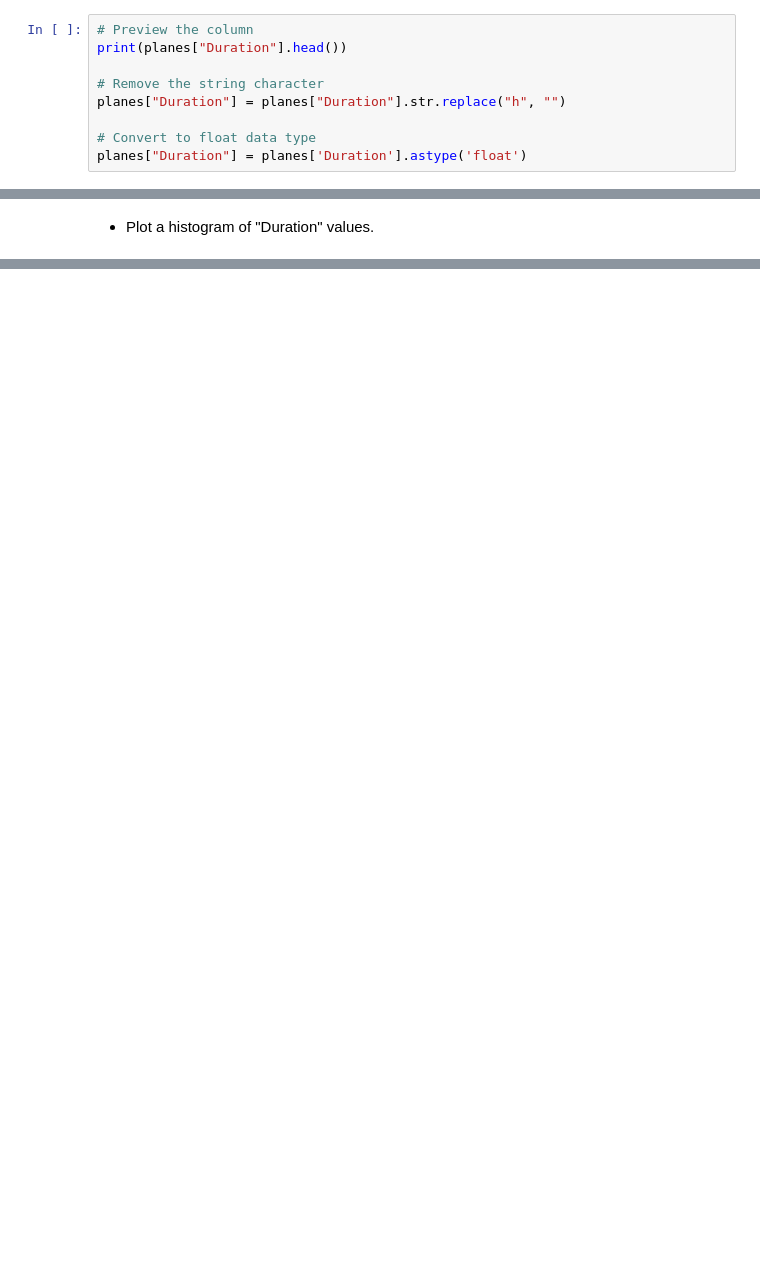
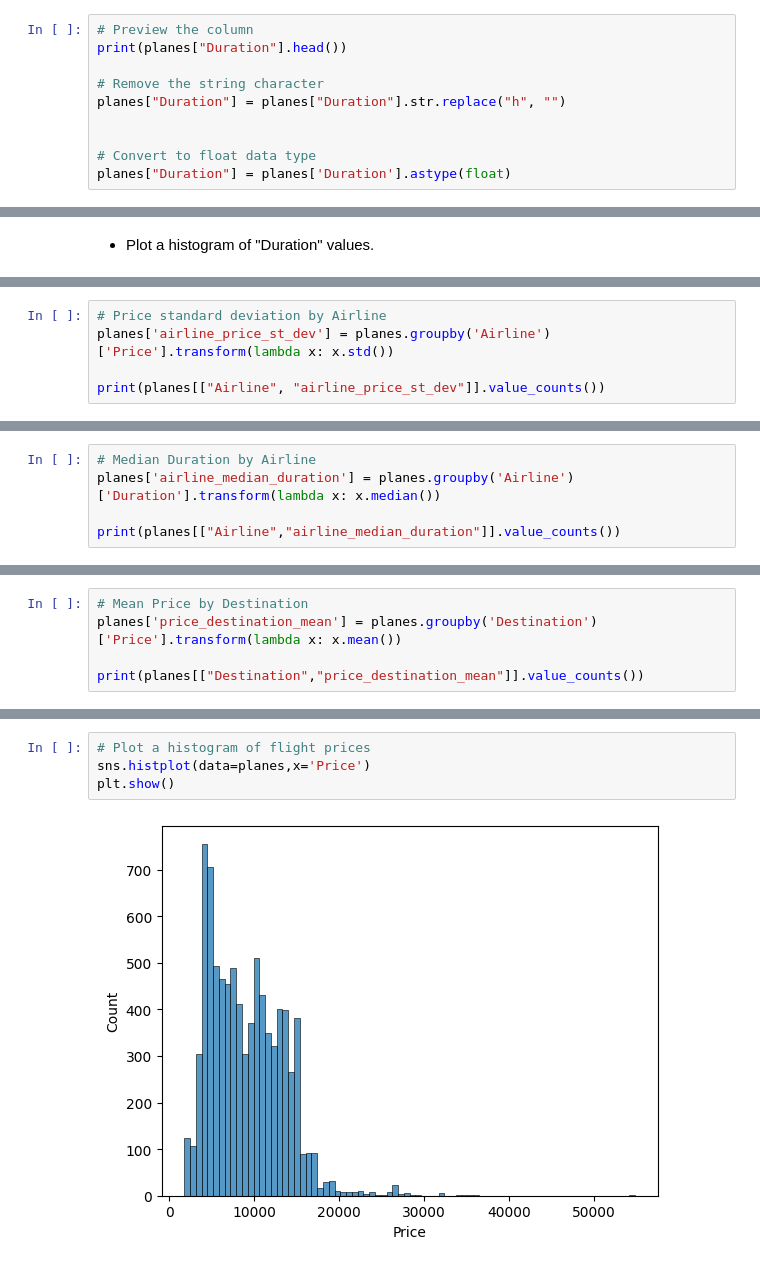
Before and after one commit to sendecka/DataCamp, a Jupyter notebook: DataCamp/14 Exploratory Data Analysis in Python/02_Data_Cleaning_and_Imputation.ipynb, the cells around one changed output, grey strips where cells are left out. Drawn from its saved outputs; the diff is of its cells as text; blank space fills up the shorter version.

```diff
--- a/DataCamp/14 Exploratory Data Analysis in Python/02_Data_Cleaning_and_Imputation.ipynb
+++ b/DataCamp/14 Exploratory Data Analysis in Python/02_Data_Cleaning_and_Imputation.ipynb
@@ -392,5 +392,6 @@ print(planes["Duration"].head())
 # Remove the string character
 planes["Duration"] = planes["Duration"].str.replace("h", "")
 
+
 # Convert to float data type
-planes["Duration"] = planes['Duration'].astype('float')
+planes["Duration"] = planes['Duration'].astype(float)
@@ -427,0 +421,5 @@ ValueError: could not convert string to float: '5 25m'
+# %%
+# Price standard deviation by Airline
+planes['airline_price_st_dev'] = planes.groupby('Airline')['Price'].transform(lambda x: x.std())
+
+print(planes[["Airline", "airline_price_st_dev"]].value_counts())
@@ -427,0 +439,5 @@ ValueError: could not convert string to float: '5 25m'
+# %%
+# Median Duration by Airline
+planes['airline_median_duration'] = planes.groupby('Airline')['Duration'].transform(lambda x: x.median())
+
+print(planes[["Airline","airline_median_duration"]].value_counts())
@@ -427,0 +446,5 @@ ValueError: could not convert string to float: '5 25m'
+# %%
+# Mean Price by Destination
+planes['price_destination_mean'] = planes.groupby('Destination')['Price'].transform(lambda x: x.mean())
+
+print(planes[["Destination","price_destination_mean"]].value_counts())
@@ -427,0 +472,6 @@ ValueError: could not convert string to float: '5 25m'
+# %%
+# Plot a histogram of flight prices
+sns.histplot(data=planes,x='Price')
+plt.show()
+# %% [output]
+[figure, added]
```
Also changed, not shown: parts of 23 cells of this notebook, 7 other files.
